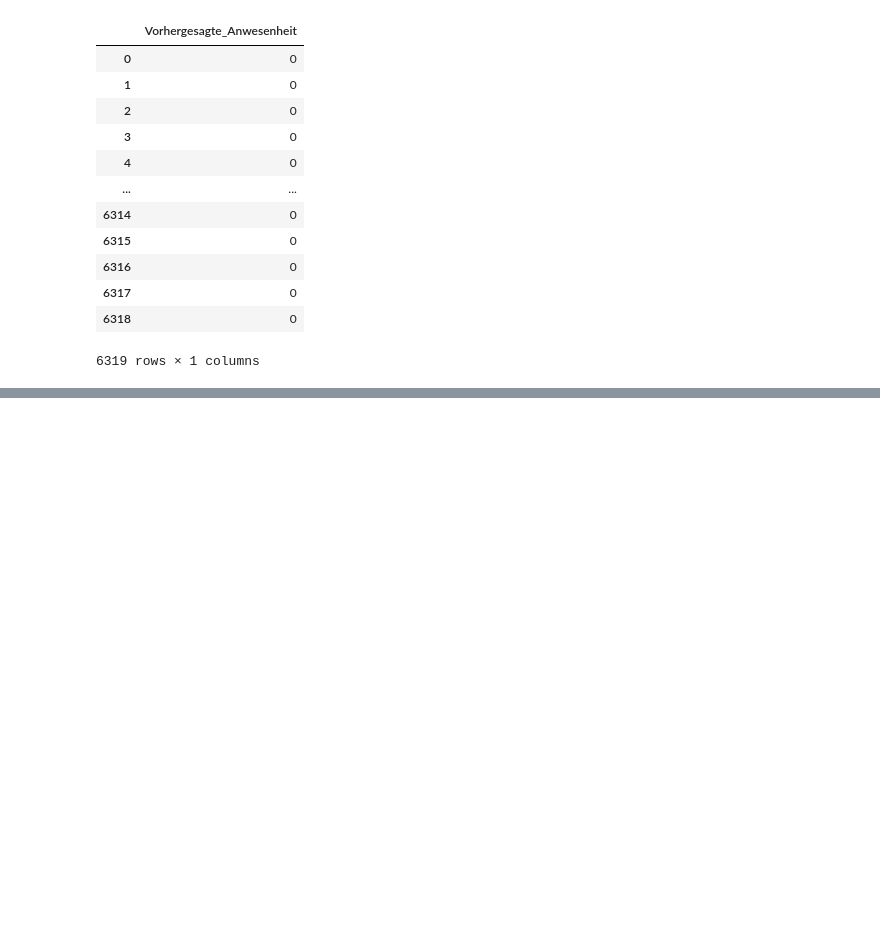
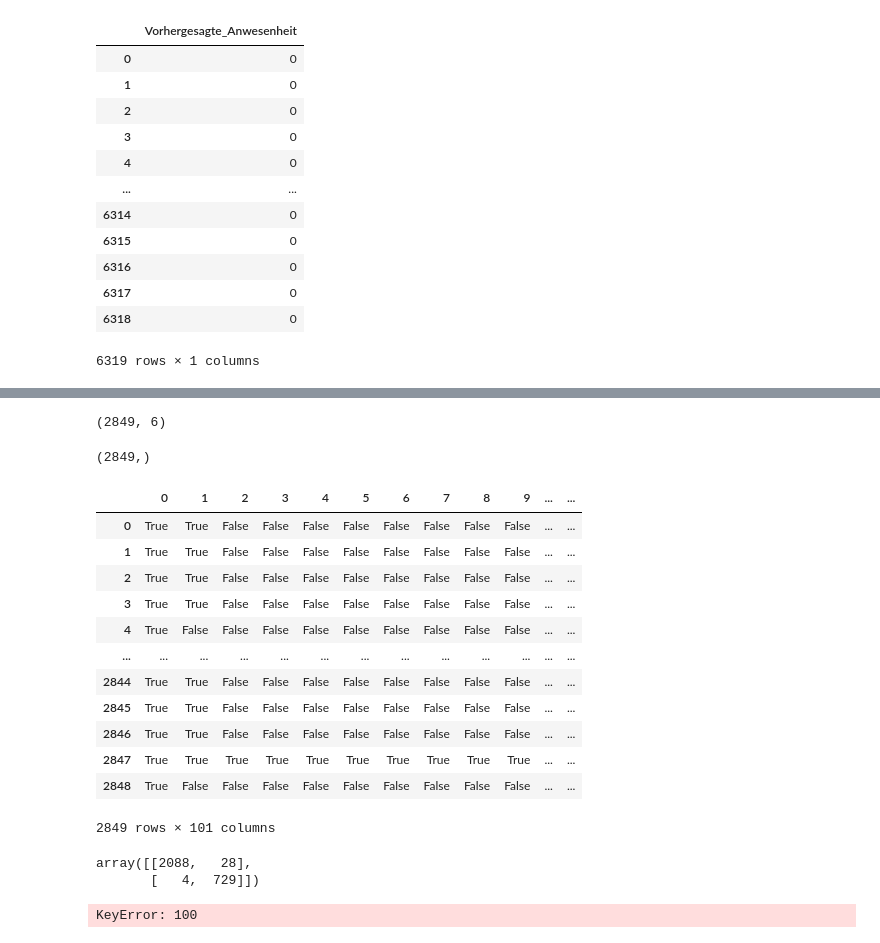
Before and after one commit to lenaas/ml1, a Jupyter notebook: SVM_with_SMOTE.ipynb, the cells around one changed output, grey strips where cells are left out. Saved outputs shown, nothing was run; the diff lists cells and outputs as text; code cells hidden in the pictures; blank space fills up the shorter version.

Commit message:
Updated Version with values for ROC

```diff
--- a/SVM_with_SMOTE.ipynb
+++ b/SVM_with_SMOTE.ipynb
@@ -29,7 +29,8 @@ df[["Temperatur","Luftfeuchtigkeit","CO2","Wassergehalt"]]=scaler.fit_transform(
 # Auffüllen NaN-Werte
 df.fillna(method="ffill", inplace= True)
 
-# Operationen auf Datumsspalte
+# Operationen auf Datumsspalte:
+# Anlegen der Spalte Tag und Uhrzeit und Löschen von "Datum", da es nicht sinnführend bei Operationen ist
 df["Datum"]=pd.to_datetime(df["Datum"])
 df["Tag"]=df["Datum"].dt.day.astype(str)
 df["Uhrzeit"]=df["Datum"].dt.hour.astype(str)
@@ -37,6 +38,8 @@ df_modified = df.drop(columns="Datum",axis=1)
 
 # Teile Daten in Features und Label auf
 X = df_modified.drop(columns=["Anwesenheit"])
-y = df_modified[["Anwesenheit"]].values.reshape(-1,1)
+y = df_modified[["Anwesenheit"]]
+
+# Wird benötigt, um richtige Shape zu haben für späteres Vorgehen
 y = np.ravel(y)
 # %%
@@ -221 +240,3 @@ SVC(C=1000, gamma=1)
+# %%
+clf_best = load('final_svc.joblib')
 # %%
@@ -277,0 +301,55 @@ df_pred
+# %%
+probs = clf_best.predict_proba(X_test)
+preds = []
+for threshold in np.arange(0, 1, 0.01):
+    preds.append(probs > threshold)
+# %%
+X_test.shape
+# %% [output]
+(2849, 6)
+# %%
+y_test.shape
+# %% [output]
+(2849,)
+# %%
+calc = pd.DataFrame(index=np.arange(0,2849,1))
+
+for index, element in enumerate(preds):
+    calc[index] = pd.DataFrame(element).drop(0, axis=1).astype(int)
+
+calc['Anwesenheit'] = y_test
+calc = calc.astype(bool)
+# %%
+calc
+# %% [output]
+|  | 0 | 1 | 2 | 3 | 4 | 5 | 6 | 7 | 8 | 9 | ... | ... |
+| 0 | True | True | False | False | False | False | False | False | False | False | ... | ... |
+| 1 | True | True | False | False | False | False | False | False | False | False | ... | ... |
+| 2 | True | True | False | False | False | False | False | False | False | False | ... | ... |
+| 3 | True | True | False | False | False | False | False | False | False | False | ... | ... |
+| 4 | True | False | False | False | False | False | False | False | False | False | ... | ... |
+| ... | ... | ... | ... | ... | ... | ... | ... | ... | ... | ... | ... | ... |
+| 2844 | True | True | False | False | False | False | False | False | False | False | ... | ... |
+| 2845 | True | True | False | False | False | False | False | False | False | False | ... | ... |
+| 2846 | True | True | False | False | False | False | False | False | False | False | ... | ... |
+| 2847 | True | True | True | True | True | True | True | True | True | True | ... | ... |
+| 2848 | True | False | False | False | False | False | False | False | False | False | ... | ... |
+2849 rows × 101 columns
+# %%
+confusion_matrix(y_true = calc['Anwesenheit'], y_pred = y_pred_best)
+# %% [output]
+array([[2088,   28],
+       [   4,  729]])
+# %%
+l = []
+for element in np.arange(0,101,1):
+    tn, fp, fn, tp = confusion_matrix(calc['Anwesenheit'],calc[element]).ravel()
+    tpr = tp / (tp+fn)
+    fpr = fp / (fp+tn)
+    tup = np.array([tpr,fpr])
+    l.append(tup)
+
+rates_ = pd.DataFrame(l, columns = ['TPR','FPR'])
+rates_['Threshold'] = np.arange(0,1.01,0.01)
+# %% [output]
+KeyError: 100
```
Also changed, not shown: parts of 22 cells of this notebook, 1 other file.
